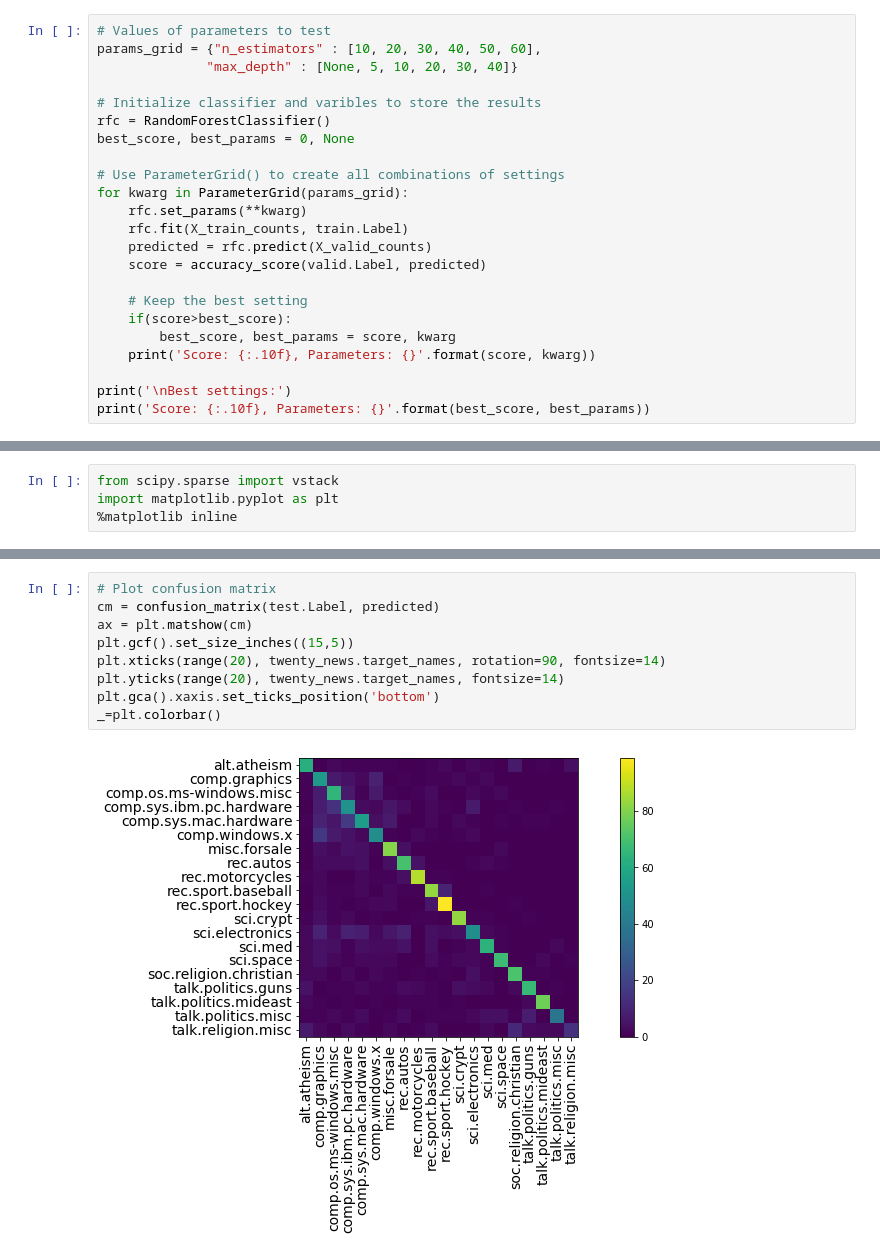
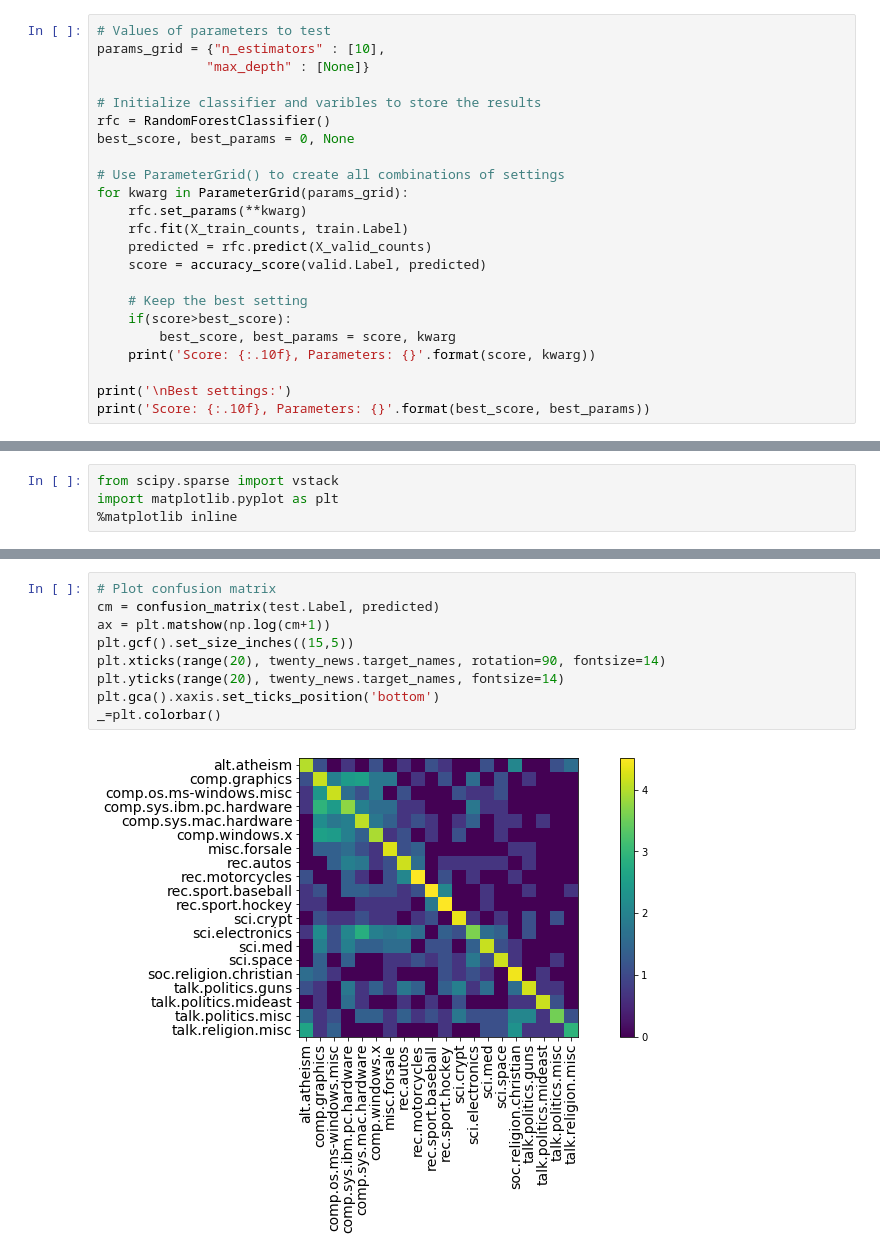
Before and after one commit to justcho5/ADA, a Jupyter notebook: 04 - Applied ML/Homework04.ipynb, the cells around one changed output, grey strips where cells are left out. Drawn from its saved outputs; the diff is of its cells as text.

```diff
--- a/04 - Applied ML/Homework04.ipynb
+++ b/04 - Applied ML/Homework04.ipynb
@@ -559,8 +583,8 @@ from sklearn.metrics import accuracy_score
 from sklearn.model_selection import ParameterGrid
 # %%
 # Values of parameters to test
-params_grid = {"n_estimators" : [10, 20, 30, 40, 50, 60],
-              "max_depth" : [None, 5, 10, 20, 30, 40]}
+params_grid = {"n_estimators" : [10],
+              "max_depth" : [None]}
 
 # Initialize classifier and varibles to store the results
 rfc = RandomForestClassifier()
@@ -615,11 +631,11 @@ predicted = rfc.predict(X_test_counts)
 # %%
 # Plot confusion matrix
 cm = confusion_matrix(test.Label, predicted)
-ax = plt.matshow(cm)
+ax = plt.matshow(np.log(cm+1))
 plt.gcf().set_size_inches((15,5))
 plt.xticks(range(20), twenty_news.target_names, rotation=90, fontsize=14)
 plt.yticks(range(20), twenty_news.target_names, fontsize=14)
 plt.gca().xaxis.set_ticks_position('bottom')
 _=plt.colorbar()
 # %% [output]
-[figure, old version]
+[figure, new version]
```
Also changed, not shown: parts of 22 cells of this notebook.
